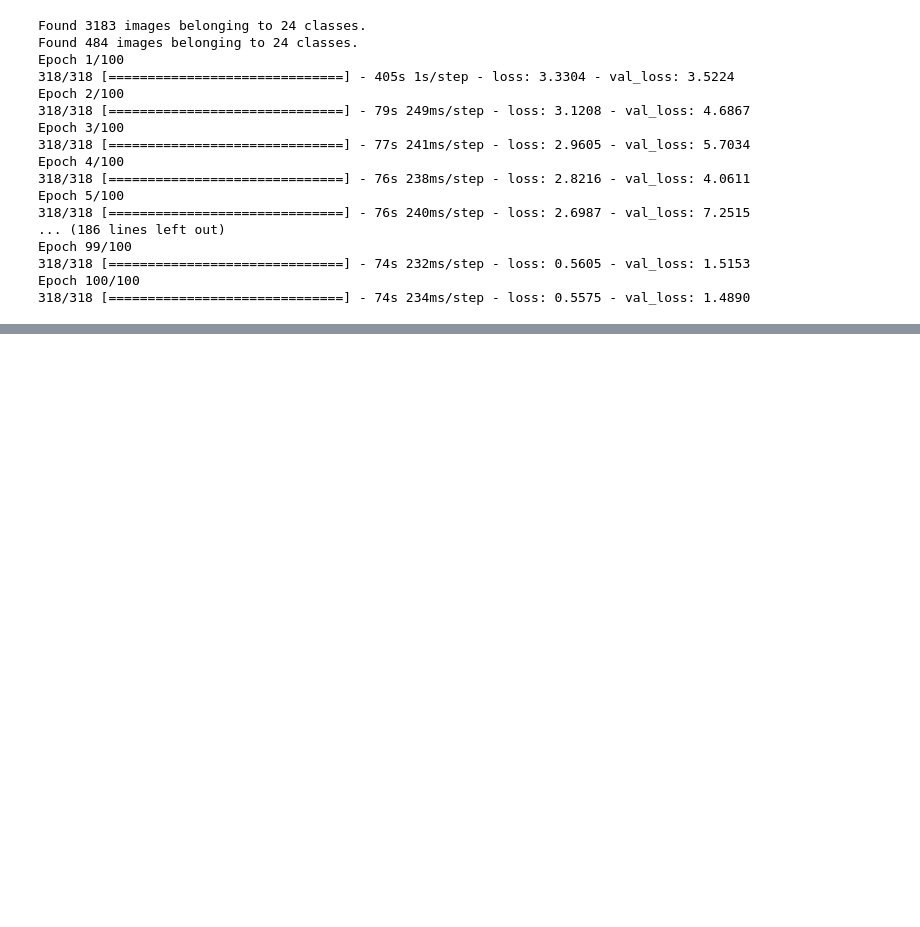
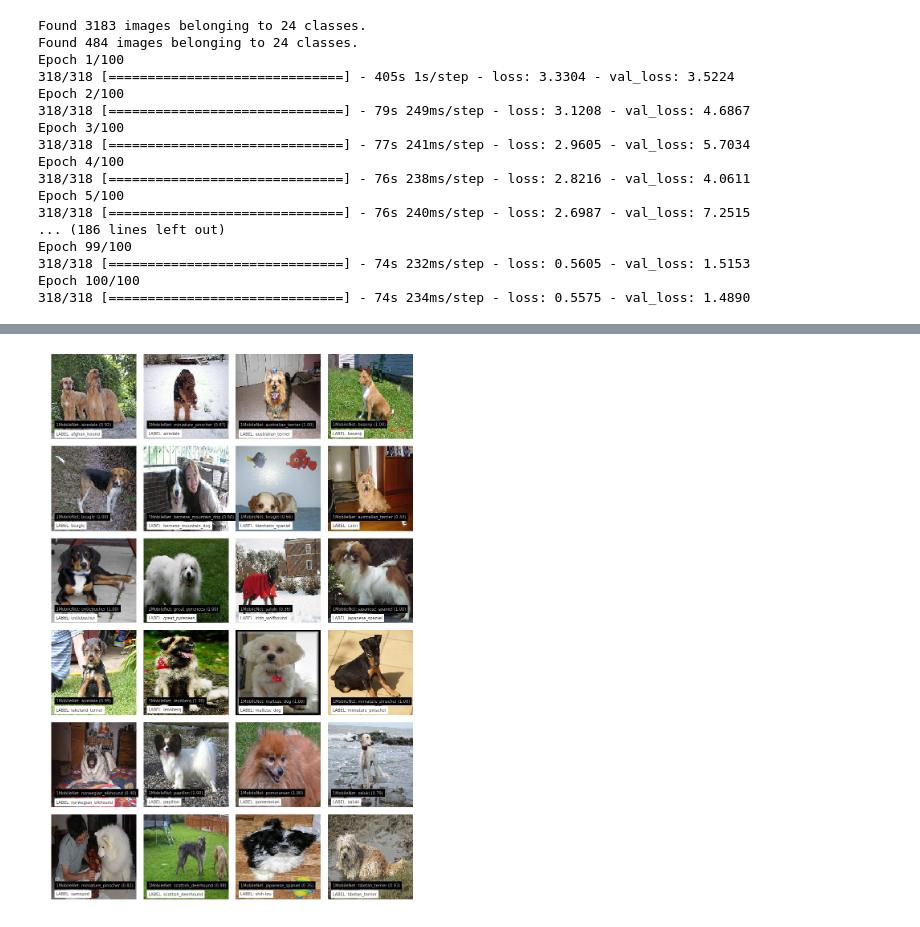
Before and after one commit to Buguemar/ProyectoML, a Jupyter notebook: Poster Perros Data Augmentation.ipynb, the cells around one changed output, grey strips where cells are left out. Drawn from its saved outputs; the diff is of its cells as text; code cells hidden in the pictures; blank space fills up the shorter version.

```diff
--- a/Poster Perros Data Augmentation.ipynb
+++ b/Poster Perros Data Augmentation.ipynb
@@ -1178,11 +1175,0 @@ modelo_9.predict_generator(validation_generator, steps=None, max_queue_size=10,
-# %%
-from keras.applications.mobilenet import MobileNet
-
-pic_dimension = 190
-batch_size = 10
-
-modelo_10 = MobileNet(input_shape=(pic_dimension, pic_dimension, 3), alpha=0.75, depth_multiplier=2, dropout=20e-2, include_top=True, weights=None, input_tensor=None, pooling='max', classes=n_classes)
-
-modelo_10.compile(optimizer=RMSprop(lr=0.001), loss='categorical_crossentropy')
-
-modelo_10.summary()
@@ -1232,0 +1191,8 @@ modelo_10.save_weights('modelo_9_top_24.h5')
+# %%
+from os import listdir
+import random
+val_files = []
+for folder in listdir('Dog Breed/val_top_24/'):
+    val_files.append((folder, random.choice(listdir('Dog Breed/val_top_24/'+folder))))
+val_files = np.array(val_files)
+val_files
@@ -1232,0 +1217,27 @@ modelo_10.save_weights('modelo_9_top_24.h5')
+# %%
+import matplotlib.pyplot as plt
+from mpl_toolkits.axes_grid1 import ImageGrid
+from keras.applications.vgg16 import preprocess_input, decode_predictions
+#from os.path import join
+
+NUM_CLASSES = 24
+
+j = int(np.sqrt(NUM_CLASSES))
+i = int(np.ceil(1. * NUM_CLASSES / j))
+fig = plt.figure(1, figsize=(25, 25))
+grid = ImageGrid(fig, 111, nrows_ncols=(i, j), axes_pad=0.25)
+for i, (breed, img_id) in enumerate(val_files):
+    ax = grid[i]
+    img = read_img('Dog Breed/val_top_24/%s/%s' % (breed, img_id), (pic_dimension, pic_dimension))
+    ax.imshow(img / 255.)
+    #x = preprocess_input(np.expand_dims(img.copy(), axis=0))
+    x = np.expand_dims(img.copy(), axis=0)
+    x = x/255
+    preds = modelo_9.predict(x)
+    #_, imagenet_class_name, prob = decode_predictions(preds, top=1)[0][0]
+    ax.text(10, 160, '1MobileNet: %s (%.2f)' % (val_files[:,0][np.argmax(preds)], np.max(preds)), color='w', backgroundcolor='k', alpha=0.8)
+    ax.text(10, 180, 'LABEL: %s' % breed, color='k', backgroundcolor='w', alpha=0.8)
+    ax.axis('off')
+plt.show()
+# %% [output]
+[figure, added]
```
Also changed, not shown: parts of 4 cells of this notebook.
